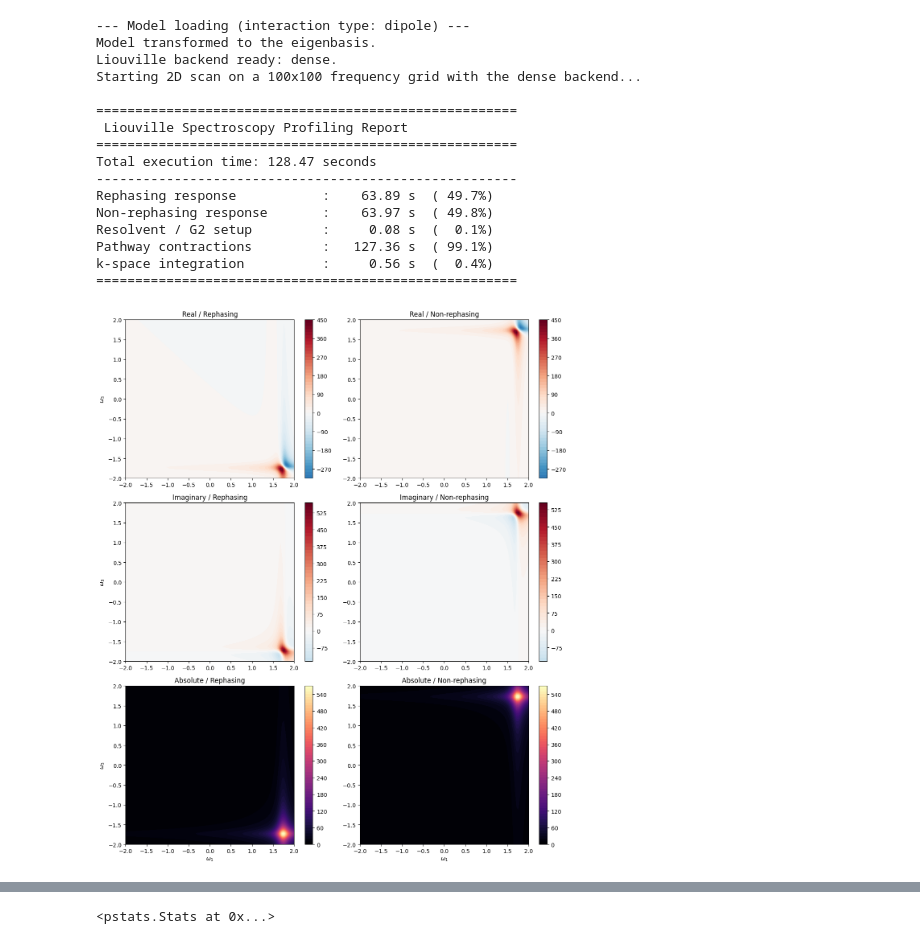
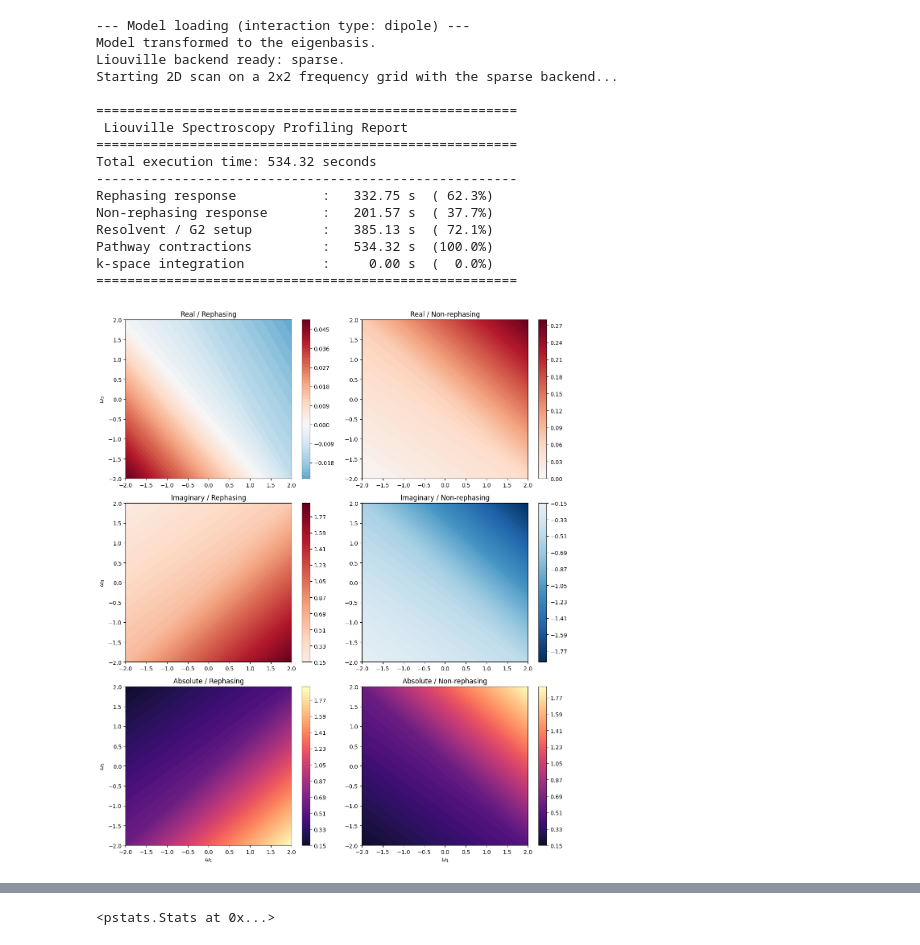
Before and after one commit to SilvaScience/QuDPy, a Jupyter notebook: examples/Holstein_model_2.ipynb, the cells around one changed output, grey strips where cells are left out. Cells and saved outputs as stored; diff of their text form; code cells hidden in the pictures.

```diff
--- a/examples/Holstein_model_2.ipynb
+++ b/examples/Holstein_model_2.ipynb
@@ -124,56 +124,70 @@ holstein_params = {
     "Ew": 0.2,
     "J": 0.02,
     "S": 1.0,
-    "n_phonons": 1,
+    "n_phonons": 2,
     "gamma_ex": 0.1,
     "gamma_vib": 0.05,
     "T": 200,
 }
 
+'''
 solver_params = {
     "Eta": 0.05,
     "T": holstein_params["T"],
     "mu": 0.0,
     "cache_resolvents": True,
-    "backend" : 'dense'
+    "backend" : 'sparse'
+}
+'''
+
+solver_params = {
+    "Eta": 0.05,
+    "T": holstein_params["T"],
+    "mu": 0.0,
+    "backend": "sparse",
+    "sparse_solver": "gmres",
+    "cache_resolvents": False,
+    "cache_sparse_tau2": True,
+    "sparse_gmres_rtol": 1e-6,
+    "sparse_gmres_maxiter": 500,
 }
 
 H_array, mu_array = build_holstein_H_mu(holstein_params, N_k=TOTAL_KPOINTS)
 c_ops_list = build_holstein_lindblad_ops(holstein_params, N_k=TOTAL_KPOINTS)
 
 solver = LiouvilleSpectroscopySolver(solver_params)
 solver.feed_model(
     H_model=H_array,
     interaction_op_array=mu_array,
     c_ops_raw=c_ops_list,
     interaction_type="dipole",
 )
 
-w_list = np.linspace(-2 , 2 , 100)
+w_list = np.linspace(-2 , 2 , 2)
 spectra = solver.generate_2D_spectra(w_list, tau2=3.0, k_array=k_array)
 
 plotter = SpectroscopyPlotter(w_list)
 plotter.plot_spectrum(spectra["rephasing"], spectra["unrephasing"])
 
 
 profiler.disable()
 stats = pstats.Stats(profiler).sort_stats('cumulative')
 stats.print_stats(40) # Affiche les 20 fonctions les plus lentes
 # %% [output]
 --- Model loading (interaction type: dipole) ---
 Model transformed to the eigenbasis.
-Liouville backend ready: dense.
-Starting 2D scan on a 100x100 frequency grid with the dense backend...
+Liouville backend ready: sparse.
+Starting 2D scan on a 2x2 frequency grid with the sparse backend...
 
 ======================================================
  Liouville Spectroscopy Profiling Report
 ======================================================
-Total execution time: 128.47 seconds
+Total execution time: 534.32 seconds
 ------------------------------------------------------
-Rephasing response           :    63.89 s  ( 49.7%)
-Non-rephasing response       :    63.97 s  ( 49.8%)
-Resolvent / G2 setup         :     0.08 s  (  0.1%)
-Pathway contractions         :   127.36 s  ( 99.1%)
-k-space integration          :     0.56 s  (  0.4%)
+Rephasing response           :   332.75 s  ( 62.3%)
+Non-rephasing response       :   201.57 s  ( 37.7%)
+Resolvent / G2 setup         :   385.13 s  ( 72.1%)
+Pathway contractions         :   534.32 s  (100.0%)
+k-space integration          :     0.00 s  (  0.0%)
 ======================================================
-[figure, old version]
+[figure, new version]
```
Also changed, not shown: parts of 1 cell of this notebook, 1 other file.
